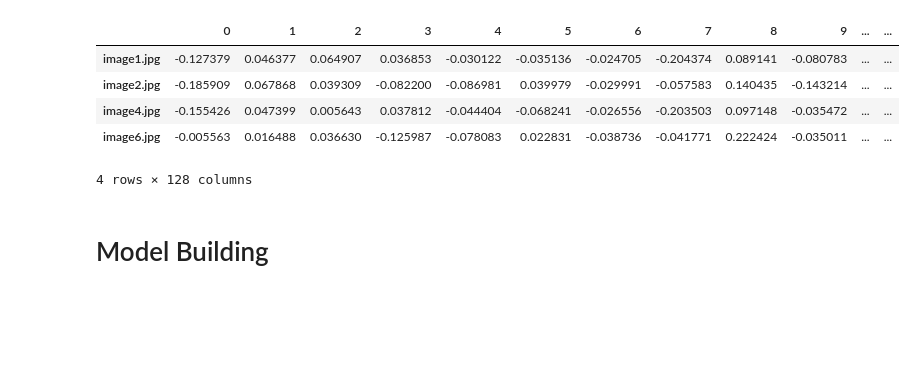
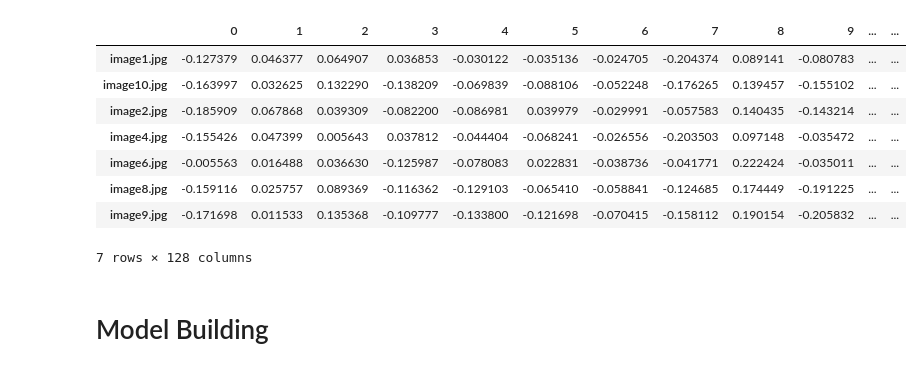
Before and after one commit to gaganmanku96/Face-Tagging, a Jupyter notebook: Experiment.ipynb, the cells around one changed output. Cells and saved outputs as stored; diff of their text form; code cells hidden in the pictures; blank space fills up the shorter version.

Commit message:
added prints and fixed grouped image names

```diff
--- a/Experiment.ipynb
+++ b/Experiment.ipynb
@@ -25,14 +29,17 @@ for image in images:
 # %%
 df = pd.DataFrame.from_dict(images_to_keypoints)
 df = df.transpose()
-df.head(5)
+df.head()
 # %% [output]
 |  | 0 | 1 | 2 | 3 | 4 | 5 | 6 | 7 | 8 | 9 | ... | ... |
 | image1.jpg | -0.127379 | 0.046377 | 0.064907 | 0.036853 | -0.030122 | -0.035136 | -0.024705 | -0.204374 | 0.089141 | -0.080783 | ... | ... |
+| image10.jpg | -0.163997 | 0.032625 | 0.132290 | -0.138209 | -0.069839 | -0.088106 | -0.052248 | -0.176265 | 0.139457 | -0.155102 | ... | ... |
 | image2.jpg | -0.185909 | 0.067868 | 0.039309 | -0.082200 | -0.086981 | 0.039979 | -0.029991 | -0.057583 | 0.140435 | -0.143214 | ... | ... |
 | image4.jpg | -0.155426 | 0.047399 | 0.005643 | 0.037812 | -0.044404 | -0.068241 | -0.026556 | -0.203503 | 0.097148 | -0.035472 | ... | ... |
 | image6.jpg | -0.005563 | 0.016488 | 0.036630 | -0.125987 | -0.078083 | 0.022831 | -0.038736 | -0.041771 | 0.222424 | -0.035011 | ... | ... |
+| image8.jpg | -0.159116 | 0.025757 | 0.089369 | -0.116362 | -0.129103 | -0.065410 | -0.058841 | -0.124685 | 0.174449 | -0.191225 | ... | ... |
+| image9.jpg | -0.171698 | 0.011533 | 0.135368 | -0.109777 | -0.133800 | -0.121698 | -0.070415 | -0.158112 | 0.190154 | -0.205832 | ... | ... |
-4 rows × 128 columns
+7 rows × 128 columns
 # %%
 df.to_csv("dataframe.csv", index=False)
 # %% [markdown]
```
Also changed, not shown: parts of 5 cells of this notebook, 1 other file.
